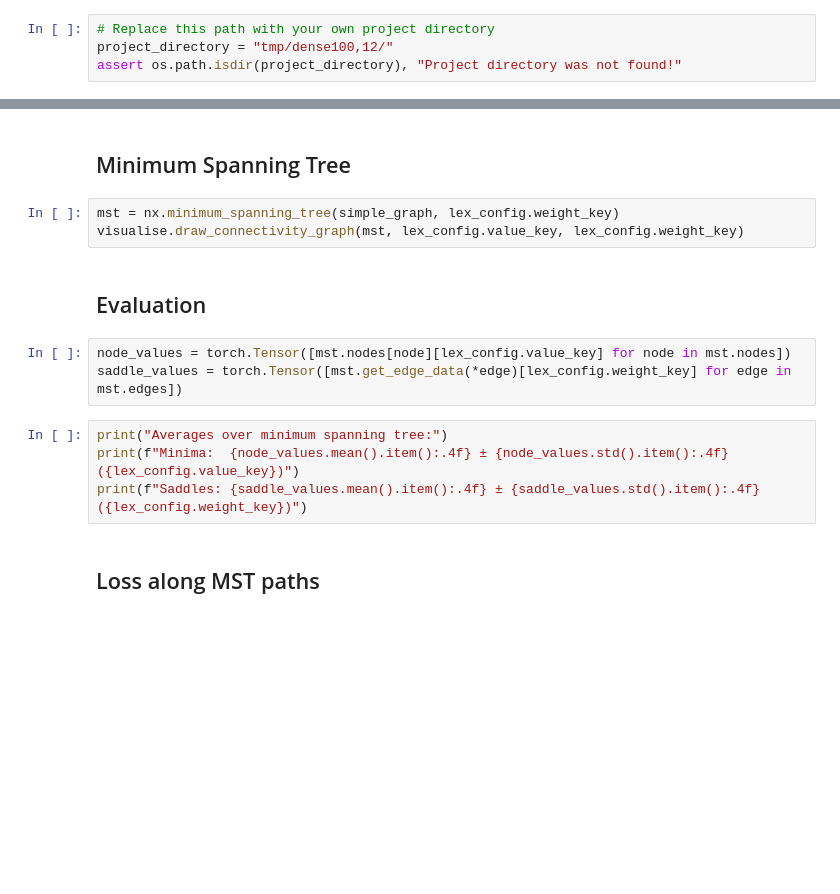
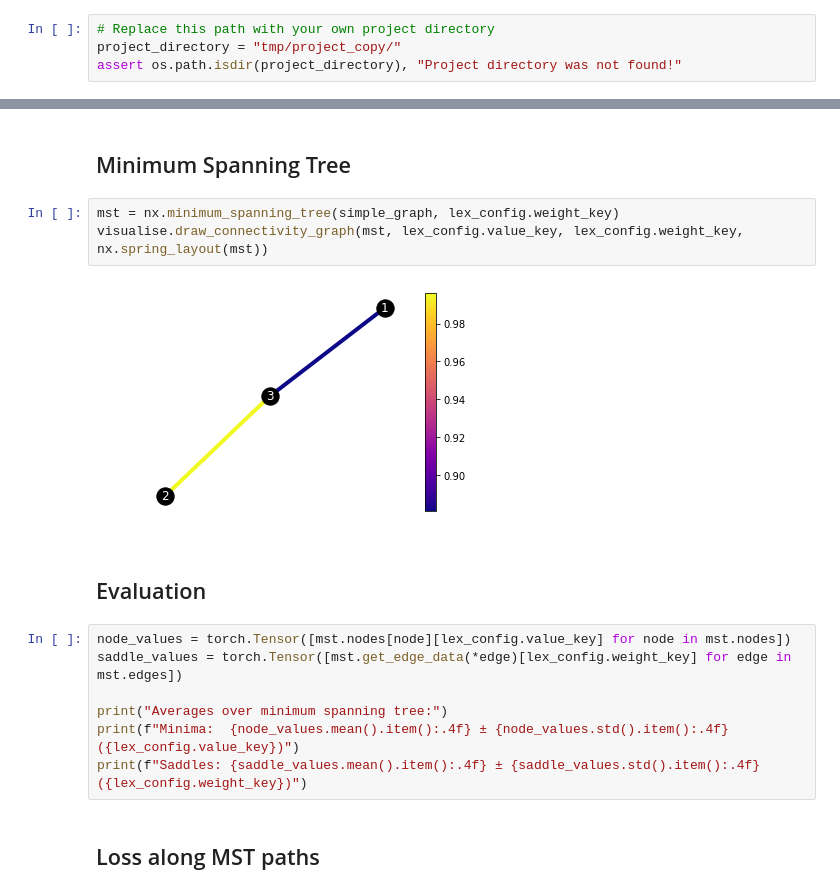
Before and after one commit to fdraxler/PyTorch-AutoNEB, a Jupyter notebook: Evaluate.ipynb, the cells around one changed output, grey strips where cells are left out. Cells and saved outputs as stored; diff of their text form; blank space fills up the shorter version.

```diff
--- a/Evaluate.ipynb
+++ b/Evaluate.ipynb
@@ -16,7 +16,7 @@ import random
 %matplotlib inline
 # %%
 # Replace this path with your own project directory
-project_directory = "tmp/dense100,12/"
+project_directory = "tmp/project_copy/"
 assert os.path.isdir(project_directory), "Project directory was not found!"
 # %%
 # Load config
@@ -40,16 +70,18 @@ visualise.draw_connectivity_graph(simple_graph, lex_config.value_key, lex_config
 ## Minimum Spanning Tree
 # %%
 mst = nx.minimum_spanning_tree(simple_graph, lex_config.weight_key)
-visualise.draw_connectivity_graph(mst, lex_config.value_key, lex_config.weight_key)
+visualise.draw_connectivity_graph(mst, lex_config.value_key, lex_config.weight_key, nx.spring_layout(mst))
+# %% [output]
+[figure, added]
 # %% [markdown]
 ## Evaluation
 # %%
 node_values = torch.Tensor([mst.nodes[node][lex_config.value_key] for node in mst.nodes])
 saddle_values = torch.Tensor([mst.get_edge_data(*edge)[lex_config.weight_key] for edge in mst.edges])
+
+print("Averages over minimum spanning tree:")
+print(f"Minima:  {node_values.mean().item():.4f} ± {node_values.std().item():.4f} ({lex_config.value_key})")
+print(f"Saddles: {saddle_values.mean().item():.4f} ± {saddle_values.std().item():.4f} ({lex_config.weight_key})")
-# %%
-print("Averages over minimum spanning tree:")
-print(f"Minima:  {node_values.mean().item():.4f} ± {node_values.std().item():.4f} ({lex_config.value_key})")
-print(f"Saddles: {saddle_values.mean().item():.4f} ± {saddle_values.std().item():.4f} ({lex_config.weight_key})")
 # %% [markdown]
 ## Loss along MST paths
 # %%
```
Also changed, not shown: parts of 5 cells of this notebook, 6 other files.
